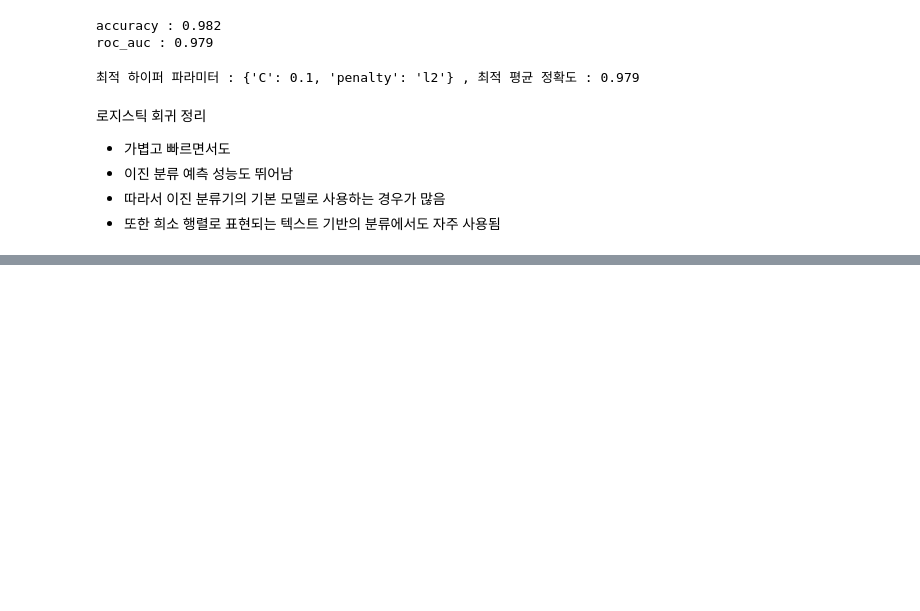
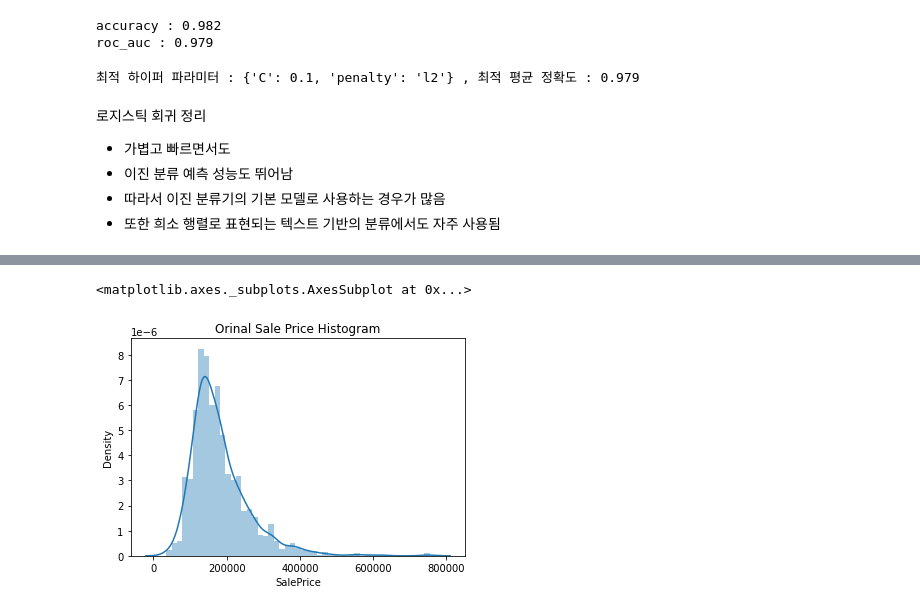
Before and after one commit to cabbi120101/TIL, a Jupyter notebook: ML/자습ML.ipynb, the cells around one changed output, grey strips where cells are left out. Saved outputs shown, nothing was run; the diff lists cells and outputs as text; code cells hidden in the pictures; blank space fills up the shorter version.

```diff
--- a/ML/자습ML.ipynb
+++ b/ML/자습ML.ipynb
@@ -2486,0 +2496,14 @@ print('최적 하이퍼 파라미터 : {0} , 최적 평균 정확도 : {1:.3f}'.
+# %%
+import pandas as pd
+import numpy as np
+import seaborn as sns
+import matplotlib.pyplot as plt
+%matplotlib inline
+import warnings
+warnings.filterwarnings('ignore')
+
+house_df_org = pd.read_csv('/content/drive/MyDrive/Colab Notebooks/멀티캠/머신러닝/7월30/house_price.csv')
+house_df = house_df_org.copy()
+house_df.head()
+
+# Target 값 : SalePrice (마지막 칼럼)
@@ -2486,0 +2563,11 @@ print('최적 하이퍼 파라미터 : {0} , 최적 평균 정확도 : {1:.3f}'.
+# %%
+# 타깃값 SalePrice의 분포도 확인
+plt.title('Orinal Sale Price Histogram')
+sns.distplot(house_df['SalePrice'])
+
+# 결과
+# 데이터 값의 분포가 중심에서 왼쪽으로 치우친 형태
+# 정규 분포에서 벗어나 있음
+# %% [output]
+<matplotlib.axes._subplots.AxesSubplot at 0x...>
+[figure, added]
```
Also changed, not shown: parts of 13 cells of this notebook.
